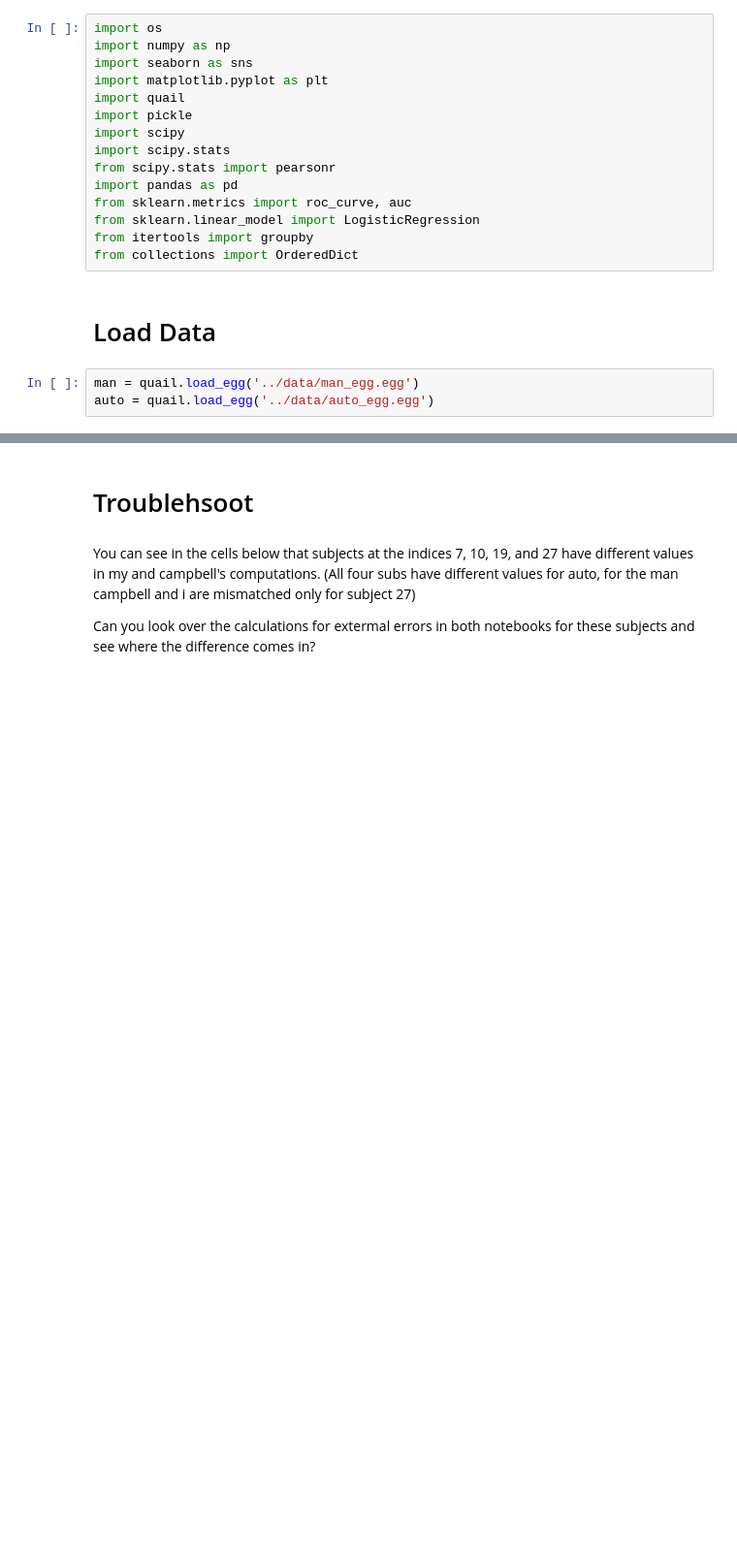
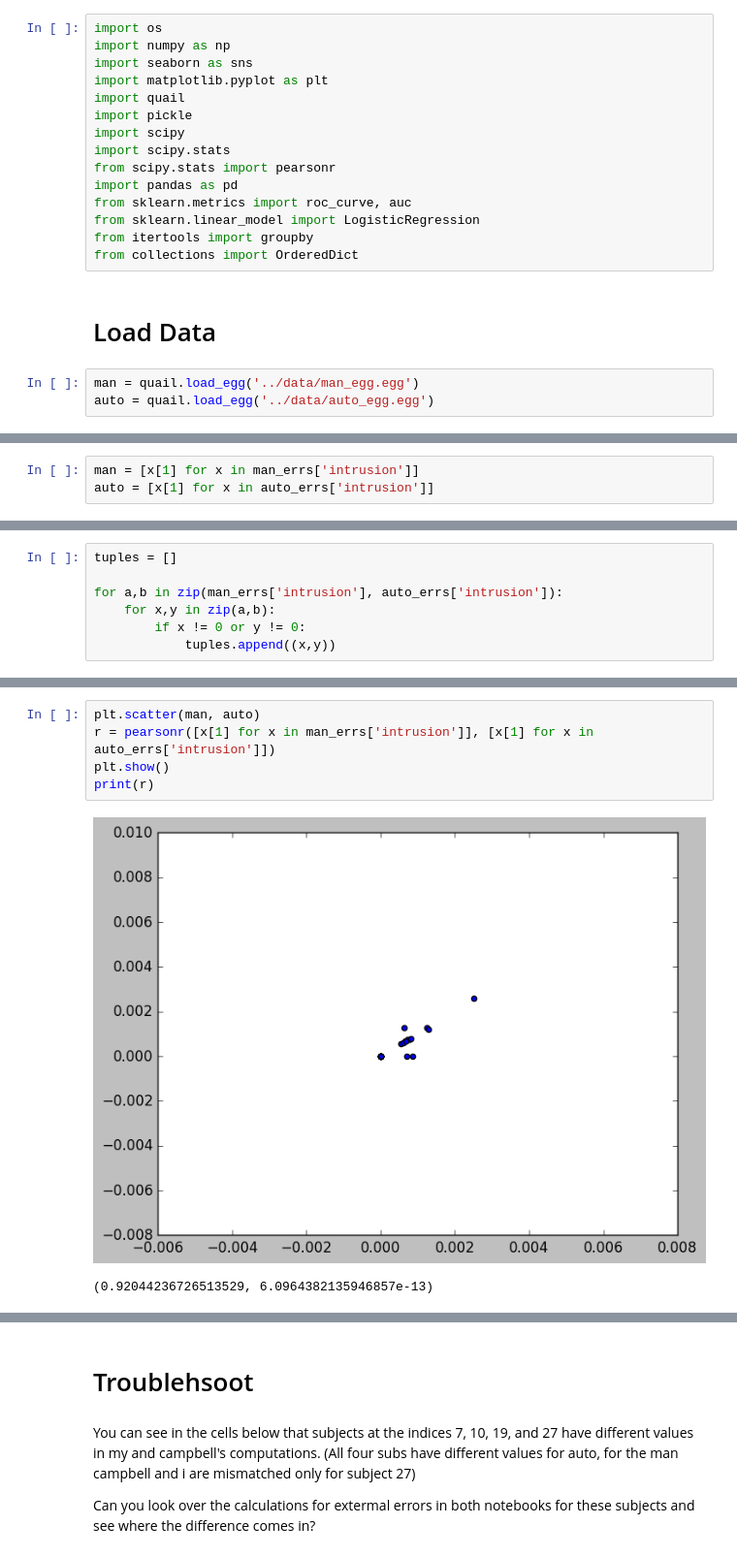
Before and after one commit to ContextLab/AutoFR-analyses, a Jupyter notebook: notebooks/5and6_KZ.ipynb, the cells around one changed output, grey strips where cells are left out. Shown at 97% size. Saved outputs shown, nothing was run; the diff lists cells and outputs as text; blank space fills up the shorter version.

```diff
--- a/notebooks/5and6_KZ.ipynb
+++ b/notebooks/5and6_KZ.ipynb
@@ -109,0 +202,3 @@ print man_errs['num recalled'][29]
+# %%
+man = [x[1] for x in man_errs['intrusion']]
+auto = [x[1] for x in auto_errs['intrusion']]
@@ -109,0 +225,7 @@ print man_errs['num recalled'][29]
+# %%
+tuples = []
+
+for a,b in zip(man_errs['intrusion'], auto_errs['intrusion']):
+    for x,y in zip(a,b):
+        if x != 0 or y != 0:
+            tuples.append((x,y))
@@ -110,3 +252,11 @@ print man_errs['num recalled'][29]
+# %%
+plt.scatter(man, auto)
+r = pearsonr([x[1] for x in man_errs['intrusion']], [x[1] for x in auto_errs['intrusion']])
+plt.show()
+print(r)
+# %% [output]
+[figure, added]
+(0.92044236726513529, 6.0964382135946857e-13)
 # %%
 #we want to get the proportion of words recalled that were previous list errors
 #one list back plot will have one point for each subject:
```
Also changed, not shown: parts of 13 cells of this notebook, 1 other file.
